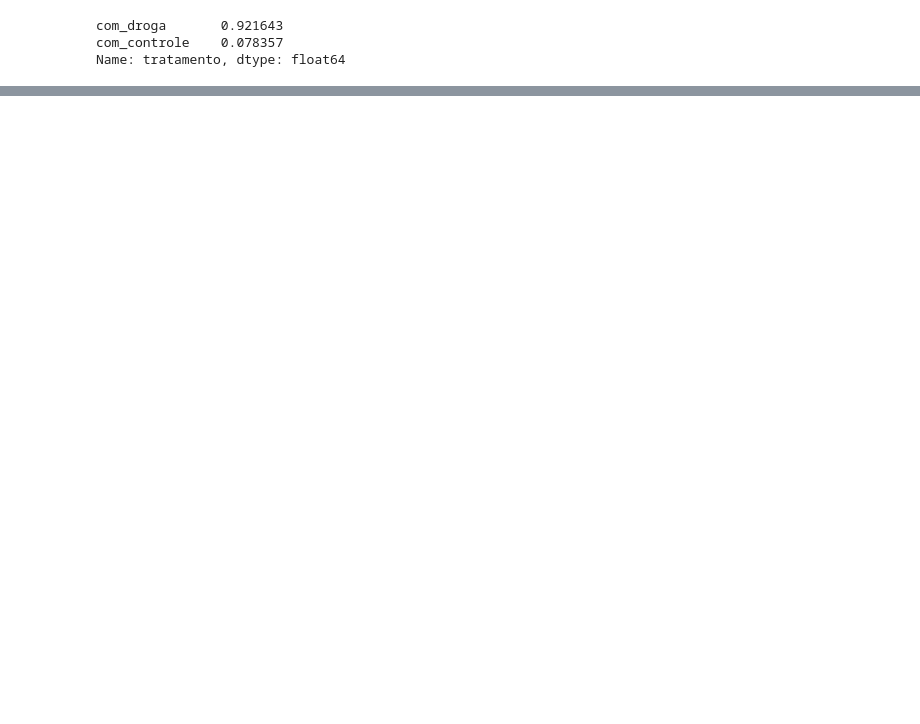
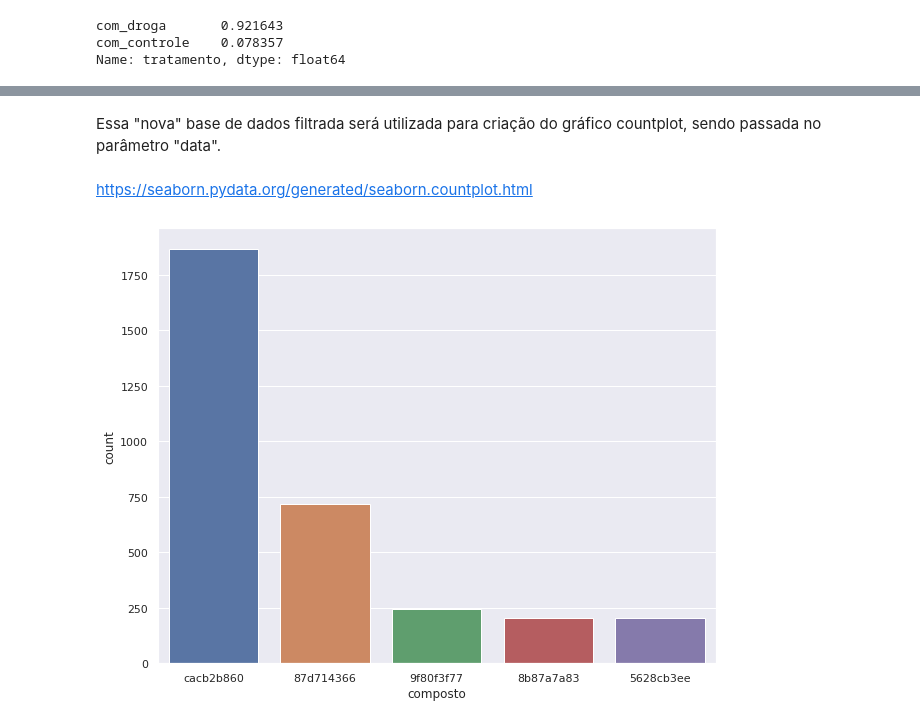
Before and after one commit to tamsmchado/imersao_dados2, a Jupyter notebook: Aula01_ImersaoDados_Desafios.ipynb, the cells around one changed output, grey strips where cells are left out. Saved outputs shown, nothing was run; the diff lists cells and outputs as text; code cells hidden in the pictures; blank space fills up the shorter version.

```diff
--- a/Aula01_ImersaoDados_Desafios.ipynb
+++ b/Aula01_ImersaoDados_Desafios.ipynb
@@ -298,0 +317,3 @@ plt.show()
+# %%
+dados.rename(columns={'droga': 'composto'}, inplace = True)
+dados.head()
@@ -298,0 +342,3 @@ plt.show()
+# %%
+cod_compostos = dados['composto'].value_counts().index[:5]
+cod_compostos
@@ -298,0 +365,12 @@ plt.show()
+# %% [markdown]
+Essa "nova" base de dados filtrada será utilizada para criação do gráfico countplot, sendo passada no parâmetro "data".
+# %% [markdown]
+https://seaborn.pydata.org/generated/seaborn.countplot.html
+# %%
+import seaborn as sns
+import matplotlib.pyplot as plt
+plt.figure(figsize = (10,8))
+ax = sns.countplot(x = 'composto', data = dados.query('composto in @cod_compostos'), order = cod_compostos)
+plt.show()
+# %% [output]
+[figure, added]
```
Also changed, not shown: parts of 66 cells of this notebook.
